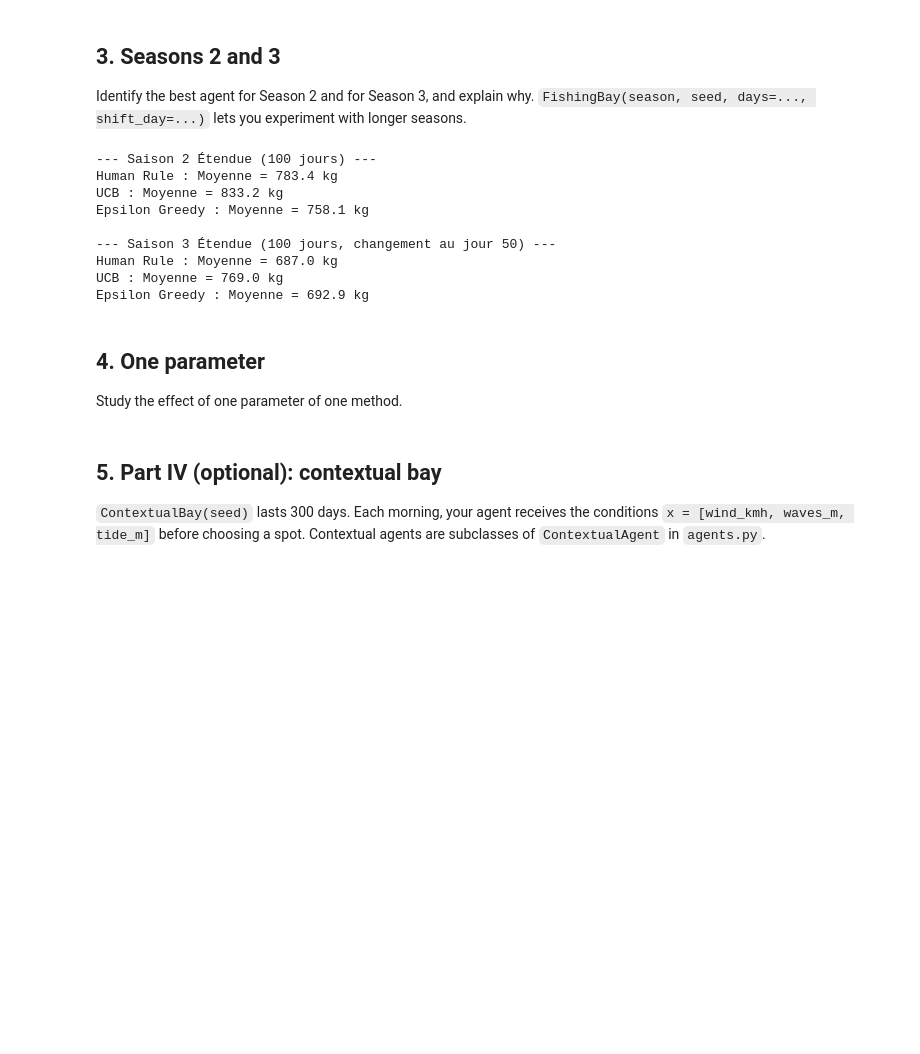
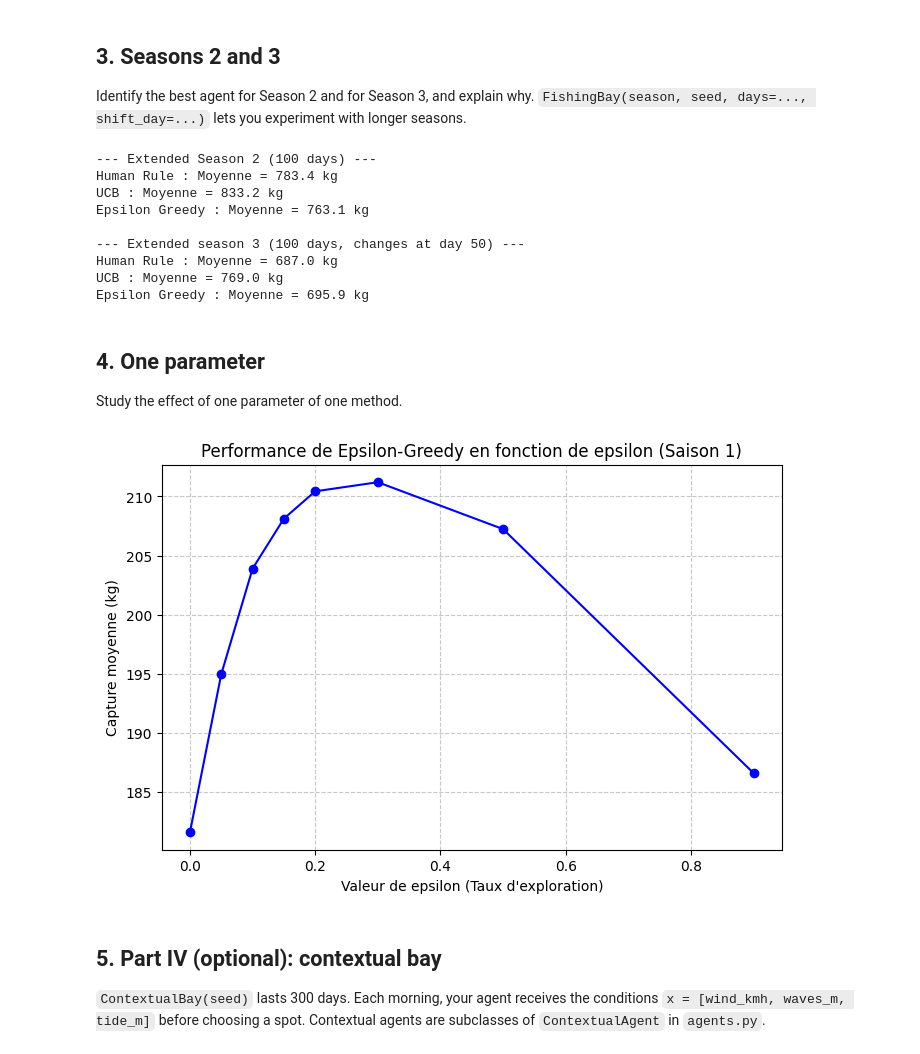
Before and after one commit to Hoomlo/project1_MALIS, a Jupyter notebook: experiment.ipynb, the cells around one changed output. Cells and saved outputs as stored; diff of their text form; code cells hidden in the pictures; blank space fills up the shorter version.

```diff
--- a/experiment.ipynb
+++ b/experiment.ipynb
@@ -154,7 +154,7 @@ for seed in range(n_bays_extended):
         extended_results[2][name].append(play(agent, bay))
 
 for name in agents_dict:
-    print(f"{name} : Moyenne = {np.mean(extended_results[2][name]):.1f} kg")
+    print(f"{name} : Mean = {np.mean(extended_results[2][name]):.1f} kg")
 
 print("\n--- Extended season 3 (100 days, changes at day 50) ---")
 for seed in range(n_bays_extended):
@@ -163,23 +163,46 @@ for seed in range(n_bays_extended):
         extended_results[3][name].append(play(agent, bay))
 
 for name in agents_dict:
-    print(f"{name} : Moyenne = {np.mean(extended_results[3][name]):.1f} kg")
+    print(f"{name} : Mean = {np.mean(extended_results[3][name]):.1f} kg")
 # %% [output]
---- Saison 2 Étendue (100 jours) ---
+--- Extended Season 2 (100 days) ---
 Human Rule : Moyenne = 783.4 kg
 UCB : Moyenne = 833.2 kg
-Epsilon Greedy : Moyenne = 758.1 kg
+Epsilon Greedy : Moyenne = 763.1 kg
 
---- Saison 3 Étendue (100 jours, changement au jour 50) ---
+--- Extended season 3 (100 days, changes at day 50) ---
 Human Rule : Moyenne = 687.0 kg
 UCB : Moyenne = 769.0 kg
-Epsilon Greedy : Moyenne = 692.9 kg
+Epsilon Greedy : Moyenne = 695.9 kg
 # %% [markdown]
 ## 4. One parameter
 
 Study the effect of one parameter of one method.
 # %%
-# Your code here
+# The test will be done on the epsilon greedy agent
+epsilon_values = [0.0, 0.05, 0.1, 0.15, 0.2, 0.3, 0.5, 0.9]
+n_bays_param = 500
+avg_scores = []
+
+for eps in epsilon_values:
+    scores_eps = []
+    agent = EpsilonGreedyAgent(epsilon=eps)
+    for seed in range(n_bays_param):
+        bay = FishingBay(season=1, seed=seed)
+        scores_eps.append(play(agent, bay))
+
+    mean_score = np.mean(scores_eps)
+    avg_scores.append(mean_score)
+
+plt.figure(figsize=(8, 5))
+plt.plot(epsilon_values, avg_scores, marker='o', linestyle='-', color='b')
+plt.title("Performance de Epsilon-Greedy en fonction de epsilon (Saison 1)")
+plt.xlabel("Valeur de epsilon (Taux d'exploration)")
+plt.ylabel("Capture moyenne (kg)")
+plt.grid(True, linestyle='--', alpha=0.7)
+plt.show()
+# %% [output]
+[figure, added]
 # %% [markdown]
 ## 5. Part IV (optional): contextual bay
 
```
